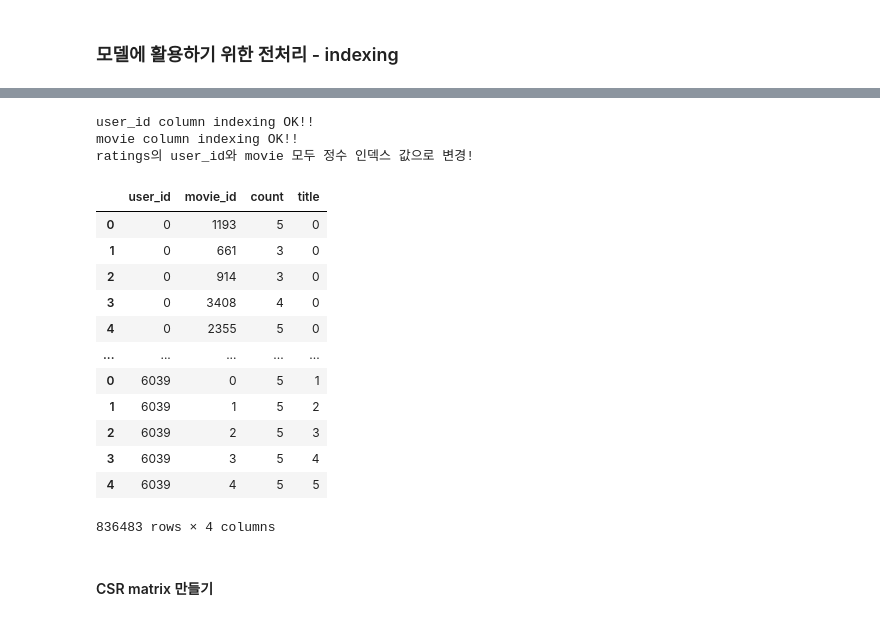
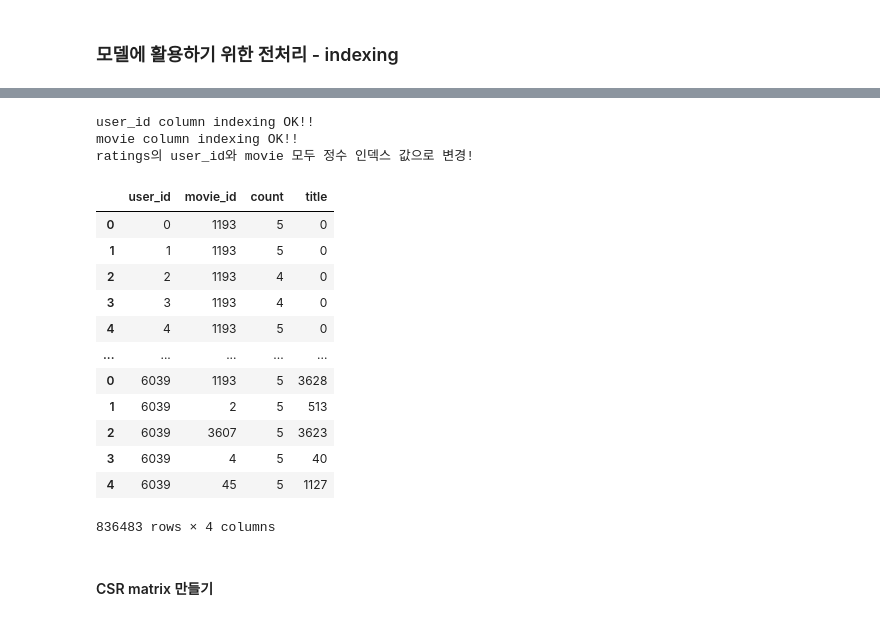
Before and after one commit to happyme2/Aiffel_Exploration, a Jupyter notebook: Ex8_Recommender_System/Ex8_Movie_Recommendation.ipynb, the cells around one changed output, grey strips where cells are left out. Drawn from its saved outputs; the diff is of its cells as text; code cells hidden in the pictures.

```diff
--- a/Ex8_Recommender_System/Ex8_Movie_Recommendation.ipynb
+++ b/Ex8_Recommender_System/Ex8_Movie_Recommendation.ipynb
@@ -78,6 +78,10 @@ Name: count, Length: 836478, dtype: int64
 # 영화 제목을 보기 위해 메타 데이터를 읽어옵니다.
 movie_file_path=os.getenv('HOME') + '/aiffel/recommendata_iu/data/ml-1m/movies.dat'
 cols = ['movie_id', 'title', 'genre']
+movies_using_cols = ['movie_id','title']
+
+
 movies = pd.read_csv(movie_file_path, sep='::', names=cols, engine='python')
-movies.head()
+movies = movies[movies_using_cols]
+movies.head(10)
 # %% [output]
@@ -89,0 +101,4 @@ movies.head()
+# %%
+# 영화제목 추가해서 변경해주기
+ratings_add = pd.merge(ratings,movies, on = "movie_id")   # 표 합치기 - movie_id라는 열만 겹친다!
+ratings_add
@@ -158,15 +157,16 @@ movies
 # %%
 # 선호하는 영화 5가지 추가! 단, 이름은 꼭 데이터셋에 있는 것과 동일하게 맞춰주세요.
-my_favorite = ['Aladin' , 'Inside Out' ,'Parasite' ,'Be With You' ,'Intern']
+my_favorite = ["'One Flew Over the Cuckoo's Nest (1975)" , 'Jumanji (1995)' ,'One Little Indian (1973)' ,'Toy Story (1995)' ,'To Die For (1995)']
 
-my_favorite_id = range(5)  # movie_id 임의 지정
+my_favorite_id = [1193,2,3607,4,45]  # movie_id 찾아서 입력해주기
+
 
 # 'mee'이라는 user_id가 위 아티스트의 노래를 30회씩 들었다고 가정하겠습니다.
-my_movie = pd.DataFrame({'user_id': ['mee']*5, 'movie_id' :my_favorite_id, 'title' : my_favorite,'count':[5]*5})
+my_movie = pd.DataFrame({'user_id': ['mee']*5, 'movie_id' :my_favorite_id ,  'title' : my_favorite,'count':[5]*5})
 
-if not ratings.isin({'user_id':['mee']})['user_id'].any():  # user_id에 'mee'이라는 데이터가 없다면
-    ratings = ratings.append(my_movie)                           # 위에 임의로 만든 my_favorite 데이터를 추가해 줍니다.
+if not ratings_add.isin({'user_id':['mee']})['user_id'].any():  # user_id에 'mee'이라는 데이터가 없다면
+    ratings_add = ratings_add.append(my_movie)                           # 위에 임의로 만든 my_favorite 데이터를 추가해 줍니다.
 
-ratings.tail(10)       # 잘 추가되었는지 확인해 봅시다.
+ratings_add.tail(10)       # 잘 추가되었는지 확인해 봅시다.
 # %% [output]
 |  | user_id | movie_id | count | title |
@@ -184,8 +184,8 @@ ratings.tail(10)       # 잘 추가되었는지 확인해 봅시다.
 ### 모델에 활용하기 위한 전처리 - indexing
 # %%
 # 고유한 유저, 영화를 찾아내는 코드
-user_unique = ratings['user_id'].unique()
-movie_unique = ratings['title'].unique()
+user_unique = ratings_add['user_id'].unique()
+movie_unique = ratings_add['title'].unique()
 
 # 유저, 영화 indexing 하는 코드 idx는 index의 약자입니다.
 user_to_idx = {v:k for k,v in enumerate(user_unique)}
@@ -197,44 +200,44 @@ movie_to_idx = {v:k for k,v in enumerate(movie_unique)}
 # %%
 # indexing을 통해 데이터 컬럼 내 값을 바꾸는 코드
 # dictionary 자료형의 get 함수는 https://wikidocs.net/16 을 참고하세요.
 
 # user_to_idx.get을 통해 user_id 컬럼의 모든 값을 인덱싱한 Series를 구해 봅시다.
 # 혹시 정상적으로 인덱싱되지 않은 row가 있다면 인덱스가 NaN이 될 테니 dropna()로 제거합니다.
-temp_user_data = ratings['user_id'].map(user_to_idx.get).dropna()
-if len(temp_user_data) == len(ratings):   # 모든 row가 정상적으로 인덱싱되었다면
+temp_user_data = ratings_add['user_id'].map(user_to_idx.get).dropna()
+if len(temp_user_data) == len(ratings_add):   # 모든 row가 정상적으로 인덱싱되었다면
     print('user_id column indexing OK!!')
-    ratings['user_id'] = temp_user_data   # data['user_id']을 인덱싱된 Series로 교체해 줍니다.
+    ratings_add['user_id'] = temp_user_data   # data['user_id']을 인덱싱된 Series로 교체해 줍니다.
 else:
     print('user_id column indexing Fail!!')
 
-# artist_to_idx을 통해 movie 컬럼도 동일한 방식으로 인덱싱해 줍니다.
-temp_movie_data = ratings['title'].map(movie_to_idx.get).dropna()
-if len(temp_movie_data) == len(ratings):
+# movie_to_idx을 통해 movie 컬럼도 동일한 방식으로 인덱싱해 줍니다.
+temp_movie_data = ratings_add['title'].map(movie_to_idx.get).dropna()
+if len(temp_movie_data) == len(ratings_add):
     print('movie column indexing OK!!')
-    ratings['title'] = temp_movie_data
+    ratings_add['title'] = temp_movie_data
 
 
 else:
     print('movie column indexing Fail!!')
 
 print("ratings의 user_id와 movie 모두 정수 인덱스 값으로 변경!")
-ratings
+ratings_add
 # %% [output]
 user_id column indexing OK!!
 movie column indexing OK!!
 ratings의 user_id와 movie 모두 정수 인덱스 값으로 변경!
 |  | user_id | movie_id | count | title |
 | 0 | 0 | 1193 | 5 | 0 |
-| 1 | 0 | 661 | 3 | 0 |
-| 2 | 0 | 914 | 3 | 0 |
-| 3 | 0 | 3408 | 4 | 0 |
-| 4 | 0 | 2355 | 5 | 0 |
+| 1 | 1 | 1193 | 5 | 0 |
+| 2 | 2 | 1193 | 4 | 0 |
+| 3 | 3 | 1193 | 4 | 0 |
+| 4 | 4 | 1193 | 5 | 0 |
 | ... | ... | ... | ... | ... |
-| 0 | 6039 | 0 | 5 | 1 |
-| 1 | 6039 | 1 | 5 | 2 |
-| 2 | 6039 | 2 | 5 | 3 |
-| 3 | 6039 | 3 | 5 | 4 |
-| 4 | 6039 | 4 | 5 | 5 |
+| 0 | 6039 | 1193 | 5 | 3628 |
+| 1 | 6039 | 2 | 5 | 513 |
+| 2 | 6039 | 3607 | 5 | 3623 |
+| 3 | 6039 | 4 | 5 | 40 |
+| 4 | 6039 | 45 | 5 | 1127 |
 836483 rows × 4 columns
 # %% [markdown]
 #### CSR matrix 만들기
```
Also changed, not shown: parts of 30 cells of this notebook.
